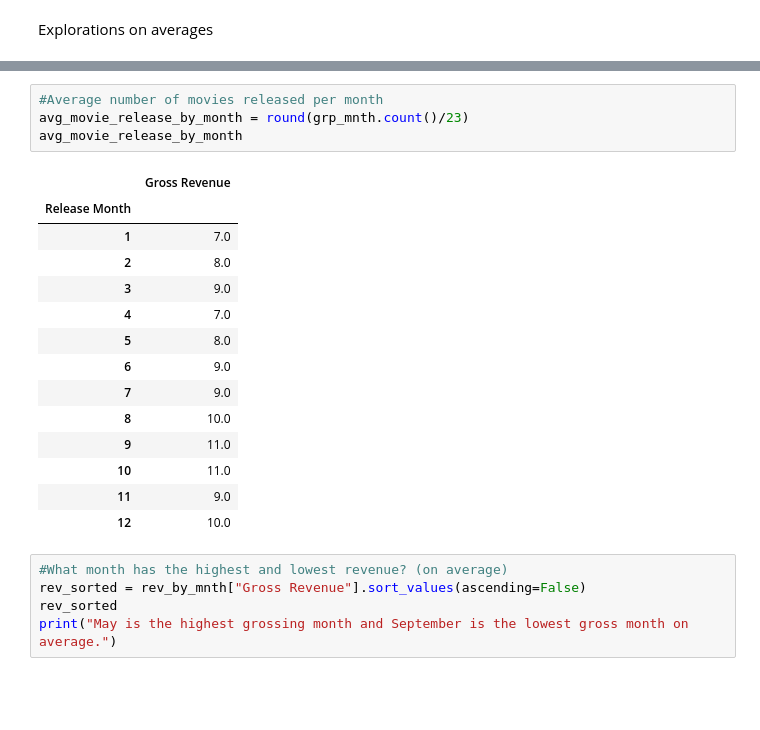
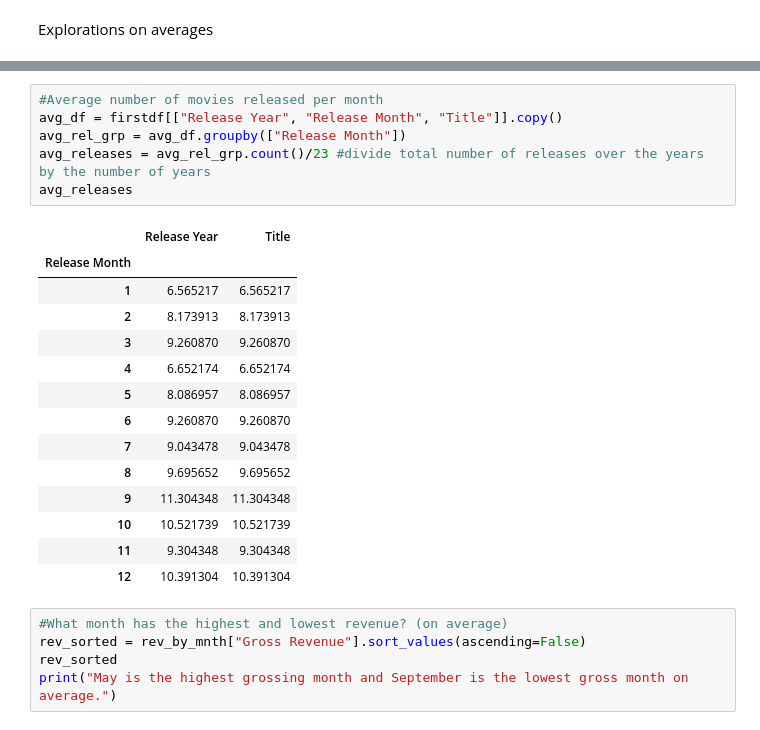
Before and after one commit to calirave/project1, a Jupyter notebook: Data Manipulation/Data Cleaning and Manipulation/Batch 1.ipynb, the cells around one changed output, grey strips where cells are left out. Drawn from its saved outputs; the diff is of its cells as text; blank space fills up the shorter version.

```diff
--- a/Data Manipulation/Data Cleaning and Manipulation/Batch 1.ipynb
+++ b/Data Manipulation/Data Cleaning and Manipulation/Batch 1.ipynb
@@ -79,22 +119,24 @@ Explorations on averages
 # %%
 #Average number of movies released per month
-avg_movie_release_by_month = round(grp_mnth.count()/23)
-avg_movie_release_by_month
+avg_df = firstdf[["Release Year", "Release Month", "Title"]].copy()
+avg_rel_grp = avg_df.groupby(["Release Month"])
+avg_releases = avg_rel_grp.count()/23 #divide total number of releases over the years by the number of years
+avg_releases
 # %% [output]
-|  | Gross Revenue |
-| Release Month |  |
-| 1 | 7.0 |
-| 2 | 8.0 |
-| 3 | 9.0 |
-| 4 | 7.0 |
-| 5 | 8.0 |
-| 6 | 9.0 |
-| 7 | 9.0 |
-| 8 | 10.0 |
-| 9 | 11.0 |
-| 10 | 11.0 |
-| 11 | 9.0 |
-| 12 | 10.0 |
+|  | Release Year | Title |
+| Release Month |  |  |
+| 1 | 6.565217 | 6.565217 |
+| 2 | 8.173913 | 8.173913 |
+| 3 | 9.260870 | 9.260870 |
+| 4 | 6.652174 | 6.652174 |
+| 5 | 8.086957 | 8.086957 |
+| 6 | 9.260870 | 9.260870 |
+| 7 | 9.043478 | 9.043478 |
+| 8 | 9.695652 | 9.695652 |
+| 9 | 11.304348 | 11.304348 |
+| 10 | 10.521739 | 10.521739 |
+| 11 | 9.304348 | 9.304348 |
+| 12 | 10.391304 | 10.391304 |
 # %%
 #What month has the highest and lowest revenue? (on average)
 rev_sorted = rev_by_mnth["Gross Revenue"].sort_values(ascending=False)
```
Also changed, not shown: parts of 4 cells of this notebook, 2 other files.
